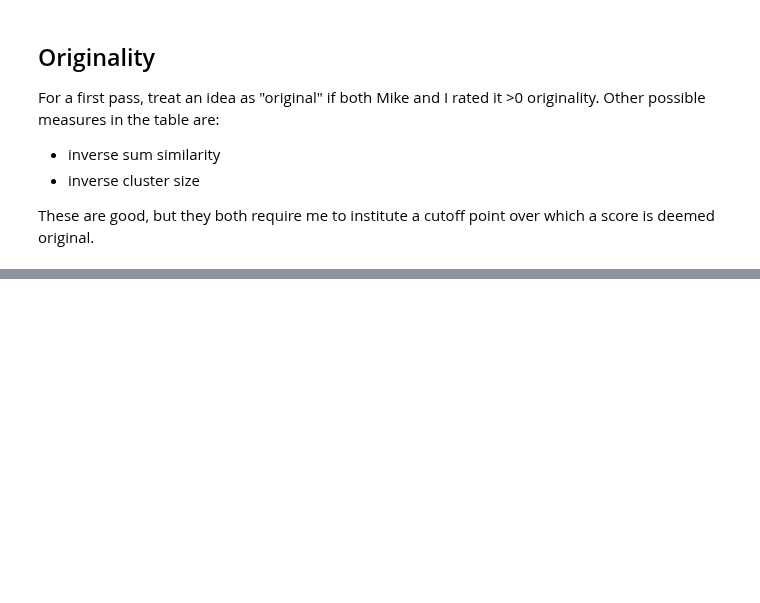
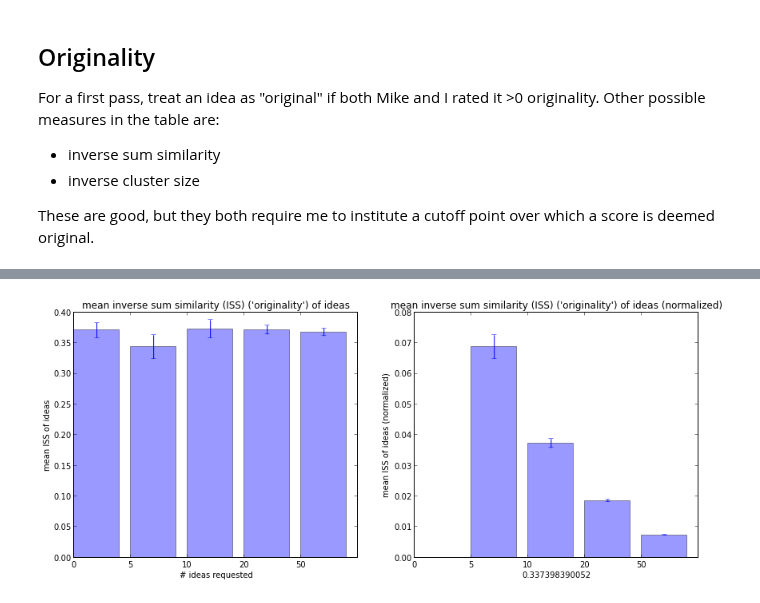
Before and after one commit to filkry/crowbrain, a Jupyter notebook: exps/post_pilot12_13_stats.ipynb, the cells around one changed output, grey strips where cells are left out. Saved outputs shown, nothing was run; the diff lists cells and outputs as text; code cells hidden in the pictures; blank space fills up the shorter version.

```diff
--- a/exps/post_pilot12_13_stats.ipynb
+++ b/exps/post_pilot12_13_stats.ipynb
@@ -164,6 +164,10 @@ df = pd.merge(df, df_clusters, 'outer', merge_column_names)
 df = pd.merge(df, df_originality, 'outer', merge_column_names)
 
 print "number merged respones", len(df)
+
+runs = df.groupby(['num_requested', 'hashed_worker_id', 'question_code'])
+
+print "number of runs:", len(runs)
 # %% [output]
 num base responses: 2227
 num mike responses: 1225
@@ -340,0 +342,9 @@ number of scored 1225
+# %%
+ss_originalities = defaultdict(list)
+for (num_requested, wid, qc), run in runs:
+    for ss in run['originality_inverse_sum_similarity']:
+        ss_originalities[num_requested].append(ss)
+
+bar_mean_norm_err(ss_originalities, "mean inverse sum similarity (ISS) ('originality') of ideas", "# ideas requested", "mean ISS of ideas")
+# %% [output]
+[figure, added]
```
Also changed, not shown: parts of 12 cells of this notebook.
